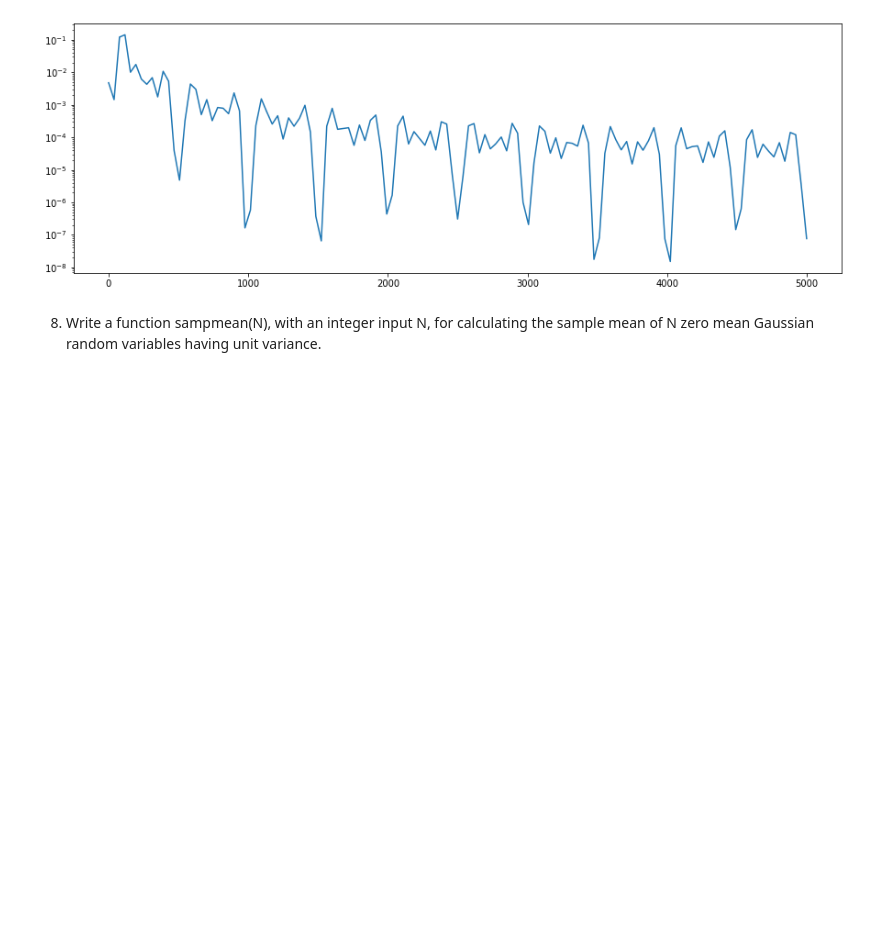
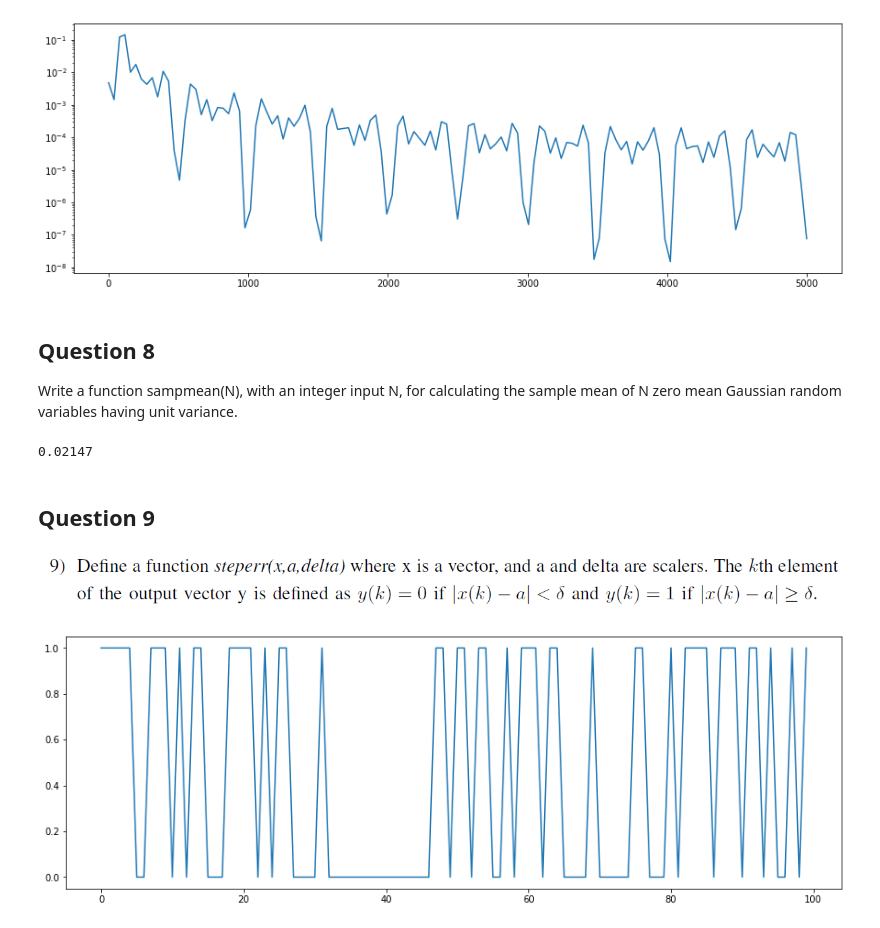
Before and after one commit to Bhavnicksm/dsp_lab_notebooks, a Jupyter notebook: EE333_Lab_1.ipynb, the cells around one changed output. Drawn from its saved outputs; the diff is of its cells as text; code cells hidden in the pictures; blank space fills up the shorter version.

Commit message:
Updated, with all questions

```diff
--- a/EE333_Lab_1.ipynb
+++ b/EE333_Lab_1.ipynb
@@ -151,5 +156,38 @@ plt.show()
 # %% [output]
 [figure]
 # %% [markdown]
-8) Write a function sampmean(N), with an integer input N, for calculating the sample mean of N
+## Question 8
+ Write a function sampmean(N), with an integer input N, for calculating the sample mean of N
 zero mean Gaussian random variables having unit variance.
+# %%
+def sampmean(n):
+  x = np.random.randn(n)
+  return x.mean()
+
+print(f"{sampmean(10000):.5f}")
+# %% [output]
+0.02147
+# %% [markdown]
+## Question 9
+# %% [markdown]
+![image.png](embedded-picture-1)
+# %%
+def steperr(x,a,delta):
+  y=[]
+  for i in x:
+    diff = abs(i-a)
+    if diff<delta:
+      y.append(0)
+    else:
+      y.append(1)
+  return y
+# %%
+x = np.random.rand(100)
+a = 0.5
+delta = 0.3
+
+plt.figure(figsize=(15,5))
+plt.plot(steperr(x,a,delta))
+plt.show()
+# %% [output]
+[figure, added]
```
Also changed, not shown: parts of 13 cells of this notebook.
